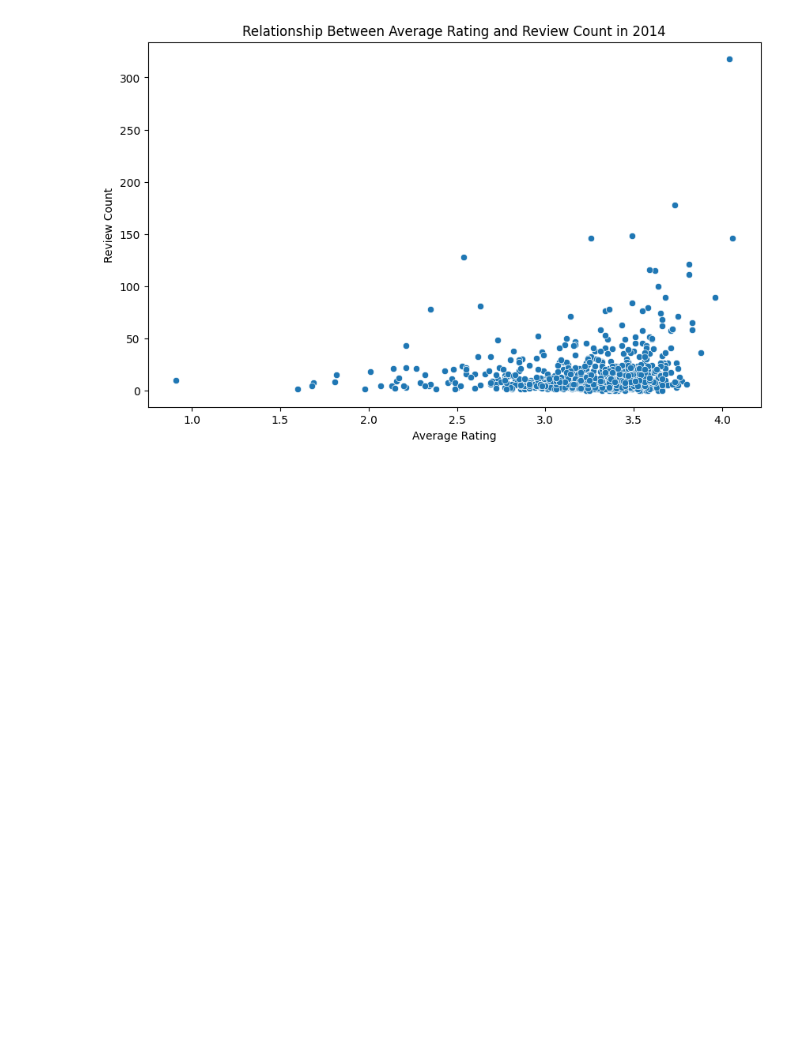
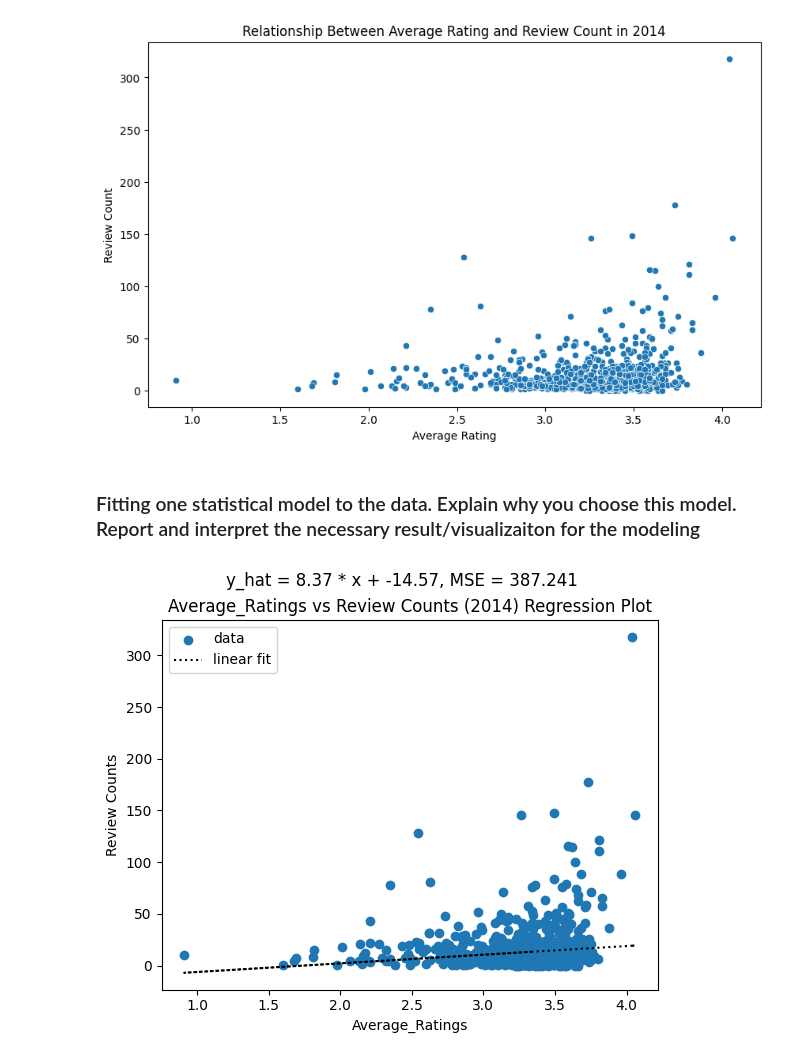
Before and after one commit to brevinhquangpham/music-review-data-project, a Jupyter notebook: scraper/notebooks/checkpoint1.ipynb, the cells around one changed output. Drawn from its saved outputs; the diff is of its cells as text; code cells hidden in the pictures; blank space fills up the shorter version.

Commit message:
adding linear regression model to checkpoint 1 assignment

```diff
--- a/scraper/notebooks/checkpoint1.ipynb
+++ b/scraper/notebooks/checkpoint1.ipynb
@@ -443,3 +426,5 @@ plt.ylabel('Review Count')
 plt.show()
 # %% [output]
 [figure]
+# %% [markdown]
+### Fitting one statistical model to the data. Explain why you choose this model. Report and interpret the necessary result/visualizaiton for the modeling
@@ -445,0 +482,19 @@ plt.show()
+# %%
+from sklearn.linear_model import LinearRegression
+
+# shaping the data to input in model
+x = df_2014['Average_Rating'].values.reshape((-1, 1))
+y = df_2014['Review_Count'].values
+
+# initialize linear regression model
+reg = LinearRegression()
+
+# fitting average rating and review_count into model
+reg.fit(x, y)
+
+slope = reg.coef_[0]
+intercept = reg.intercept_
+
+show_fit(x, y, slope, intercept)
+# %% [output]
+[figure, added]
```
Also changed, not shown: parts of 5 cells of this notebook.
